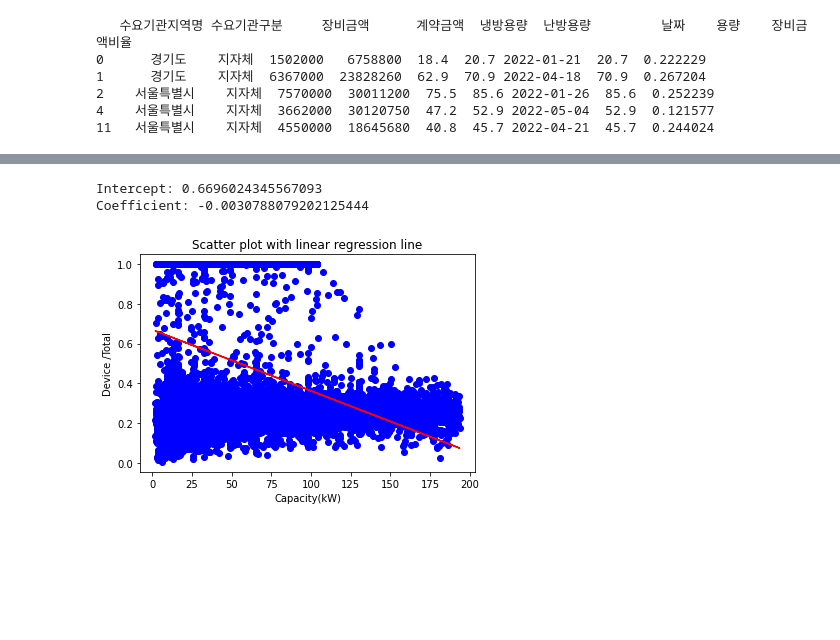
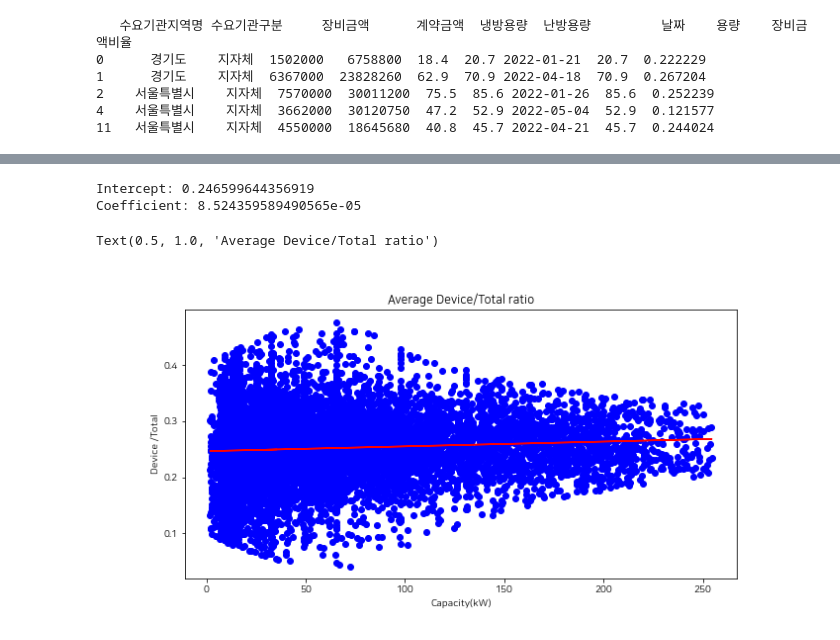
Before and after one commit to JJaewon7210/Simple_Pandas_Procurement_Data, a Jupyter notebook: scripts/analyze.ipynb, the cells around one changed output, grey strips where cells are left out. Saved outputs shown, nothing was run; the diff lists cells and outputs as text; code cells hidden in the pictures; blank space fills up the shorter version.

```diff
--- a/scripts/analyze.ipynb
+++ b/scripts/analyze.ipynb
@@ -8,3 +8,10 @@ matplotlib.rcParams['axes.unicode_minus'] = False ## 마이나스 '-' 표시 제
 
 from sklearn.linear_model import LinearRegression
 import statsmodels.api as sm
+# %%
+# 한글 폰트
+import matplotlib.font_manager
+font_list = matplotlib.font_manager.findSystemFonts(fontpaths=None, fontext='ttf')
+print([matplotlib.font_manager.FontProperties(fname=font).get_name() for font in font_list if 'Nanum' in font][:10])
+plt.rcParams["font.family"] = 'NanumSquareRound'
+plt.rcParams["figure.figsize"] = (10,5)
@@ -31,10 +40,4 @@ data = data[data['용량'] != 0]
 
 # make new columns
 data['장비금액비율'] = data['장비금액']/data['계약금액']
-
-# calculate the lower and upper bounds based on the specified quantile value
-q1 = data['용량'].quantile(0.25)
-q3 = data['용량'].quantile(0.75)
-iqr = q3 - q1
-lower_bound = q1 - (1.5 * iqr)
-upper_bound = q3 + (1.5 * iqr)
+data = data[data['장비금액비율'] < 0.8]
@@ -99,17 +110,17 @@ reg = LinearRegression().fit(data_copy[['용량']], data_copy['장비금액비
 print('Intercept:', reg.intercept_)
 print('Coefficient:', reg.coef_[0])
 # %% [output]
-Intercept: 0.6696024345567093
-Coefficient: -0.0030788079202125444
+Intercept: 0.246599644356919
+Coefficient: 8.524359589490565e-05
 # %%
 %matplotlib widget
 # plot the scatter plot and linear regression line
 fig, ax = plt.subplots()
 ax.scatter(data_copy['용량'], data_copy['장비금액비율'], color='blue')
 ax.plot(data_copy['용량'], reg.predict(data_copy[['용량']]), color='red')
 ax.set_xlabel('Capacity(kW)')
 ax.set_ylabel('Device /Total')
-ax.set_title('Scatter plot with linear regression line')
-plt.show()
+ax.set_title('Average Device/Total ratio')
 # %% [output]
+Text(0.5, 1.0, 'Average Device/Total ratio')
-[figure, old version]
+[figure, new version]
```
Also changed, not shown: parts of 5 cells of this notebook.
